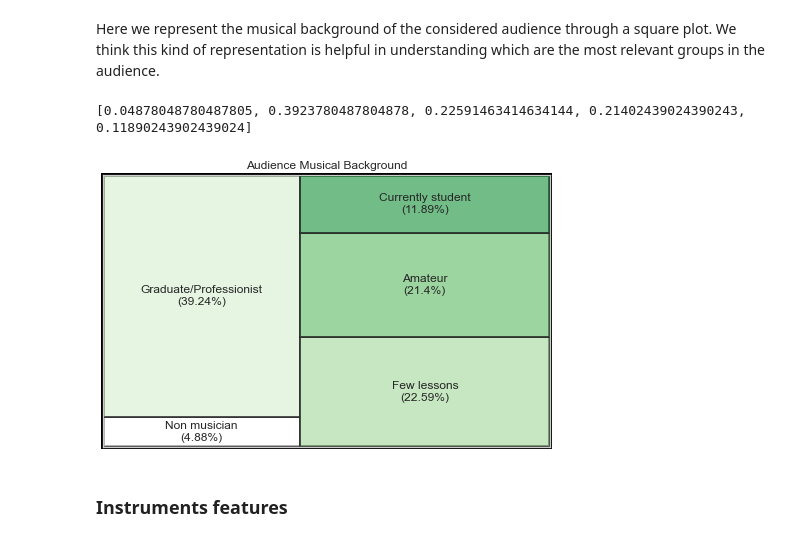
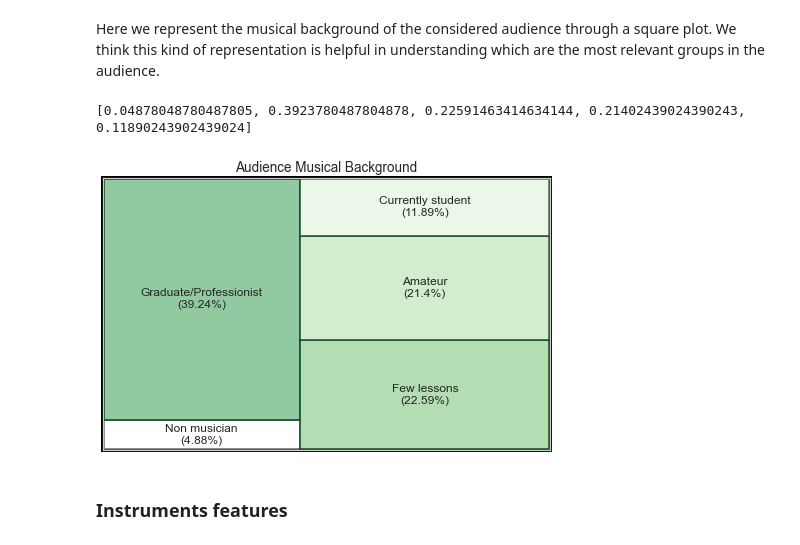
Before and after one commit to davidesalvi/mandolin_analysis, a Jupyter notebook: notebook/DataViz.ipynb, the cells around one changed output. Saved outputs shown, nothing was run; the diff lists cells and outputs as text; code cells hidden in the pictures.

```diff
--- a/notebook/DataViz.ipynb
+++ b/notebook/DataViz.ipynb
@@ -245,16 +246,23 @@ if std_min:
 # %% [markdown]
 Here we represent the variety of the audience of respondents in terms of the language in which they addressed the survey and musical background.
 # %%
-fig, axes = plt.subplots(2,2,figsize=(12,12))
+fig, axes = plt.subplots(2,2,figsize=(13,13))
 titles = ['Survey Language','Musician?','Music Study Path','Plucked Instruments player']
+colors = sns.color_palette("hls",n_colors=5)[0:4]
 for i in range(4):
     labels = list(data.iloc[:, i].value_counts().index.values)
-    axes[int(i/2)][i%2].pie(data.iloc[:, i].value_counts(), autopct='%.1f%%',labels = labels)
-    axes[int(i/2)][i%2].set_title(titles[i])
+    axes[int(i/2)][i%2].pie(data.iloc[:, i].value_counts(), autopct='%.1f%%',labels = labels,colors = colors,textprops={"fontsize":13})
+    axes[int(i/2)][i%2].set_title(titles[i],fontsize=13.5)
     #axes[int(i/2)][i%2].legend(data.iloc[:, i].value_counts().index.values)
+
 #axes[1,0].legend(data.iloc[:, 2].value_counts().index.values,bbox_to_anchor=(1.5,0.2))
-plt.subplots_adjust(hspace=0,wspace=0.6)
-plt.plot([1.3,1.3], [1.1,-1.4], color='black', lw=1, transform=axes[0][0].transAxes, clip_on=False) #vertical line
-plt.plot([-0.1,2.6],[-0.1,-0.1], color='black', lw=1,transform=axes[0][0].transAxes, clip_on=False) #orizontal line
+plt.subplots_adjust(hspace=0.1,wspace=0.2)
+
+xmin,xmax = [-0.2,2.4]
+ymin,ymax = [-1.1,1.1]
+xmid,ymid = [(xmin+xmax)/2,(ymin+ymax)/2]
+plt.plot([xmin,xmin,xmax,xmax,xmin], [ymin,ymax,ymax,ymin,ymin], color='black', lw=2, transform=axes[0][0].transAxes, clip_on=False)
+plt.plot([xmid,xmid], [ymin,ymax], color='black', lw=2, transform=axes[0][0].transAxes, clip_on=False) #vertical line
+plt.plot([xmin,xmax],[ymid,ymid], color='black', lw=2,transform=axes[0][0].transAxes, clip_on=False) #orizontal lineù
 plt.show()
 # %% [output]
@@ -265,30 +273,30 @@ plt.show()
 Here we represent the musical background of the considered audience through a square plot. We think this kind of representation is helpful in understanding which are the most relevant groups in the audience.
 # %%
 import squarify # pip install squarify
+import matplotlib.cm as cm
 sizes = []
 musicians = list(data.iloc[:, 1].value_counts())
 sizes.append(musicians[1] / sum(musicians)) #first size is non musicians
 study_path = list(data.iloc[:, 2].value_counts())
 for s in study_path:
     sizes.append( (1-sizes[0]) * s/sum(study_path))
 print(sizes)
-colors = ["white"] + sns.color_palette("Greens", n_colors=len(sizes))
-
+colors = ["white"] + sns.color_palette("Greens_r",n_colors=5)[1:5]
 fig, ax = plt.subplots(1,figsize=(8,5))
 labels = ["Non musician"] + list(data.iloc[:, 2].value_counts().index.values)
 for i in range(len(labels)):
     labels[i] = labels[i]+"\n("+str(round(sizes[i]*100,2))+"%)"
-squarify.plot(sizes=sizes, label=labels, alpha=0.7, color=colors, bar_kwargs=dict(linewidth=2, edgecolor="#222222"),text_kwargs={'fontsize':12, 'wrap':True},linewidth=2)
-#plt.plot([0,100*(sizes[0]+sizes[1]),100*(sizes[0]+sizes[1])],[200*sizes[0],200*sizes[0],0],color='black', lw=2)
-plt.title("Audience Musical Background")
+squarify.plot(sizes=sizes, label=labels, alpha=0.55, color=colors, bar_kwargs=dict(linewidth=2, edgecolor="#003319"),text_kwargs={'fontsize':12, 'wrap':True})
+#plt.plot([0,100*(sizes[0]+sizes[1]),100*(sizes[0]+sizes[1])],[240*sizes[0],240*sizes[0],0],color='black', lw=4)
+plt.title("Audience Musical Background",fontsize=13.5)
 plt.yticks([],[])
 plt.xticks([],[])
 ax.patch.set_edgecolor('black')
 ax.patch.set_linewidth('4')
 plt.show()
 # %% [output]
 [0.04878048780487805, 0.3923780487804878, 0.22591463414634144, 0.21402439024390243, 0.11890243902439024]
-[figure, old version]
+[figure, new version]
 # %% [markdown]
 ### Instruments features <a class="anchor" id="instruments_features"></a>
 # %% [markdown]
```
Also changed, not shown: parts of 2 cells of this notebook.
